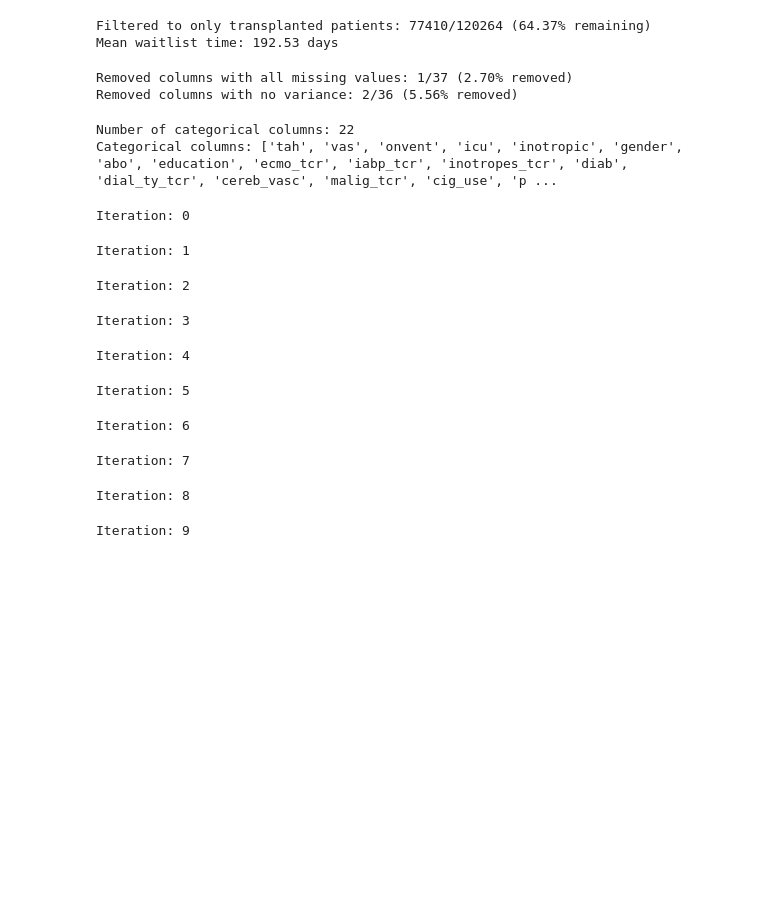
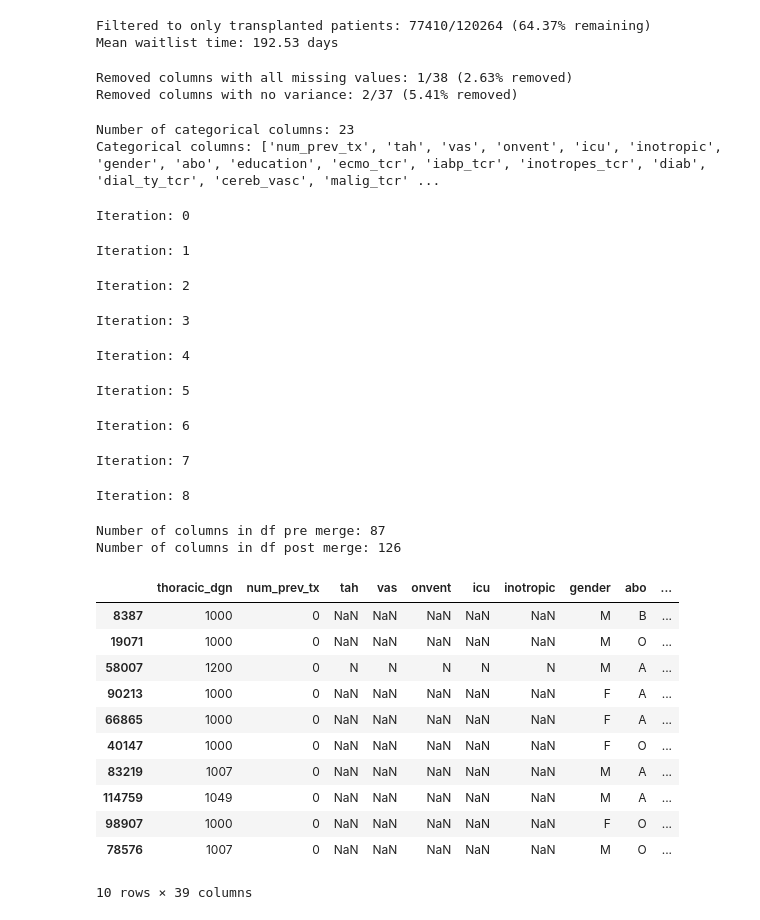
Before and after one commit to adicreson/time-to-heart-transplantation, a Jupyter notebook: week3/s1_imputer_v2.ipynb, the cells around one changed output. Cells and saved outputs as stored; diff of their text form; code cells hidden in the pictures; blank space fills up the shorter version.

Commit message:
Added columns _missing to represent missing values

```diff
--- a/week3/s1_imputer_v2.ipynb
+++ b/week3/s1_imputer_v2.ipynb
@@ -3,6 +3,10 @@ import pandas as pd
 df = pd.read_csv("../Data_120294_2023-03-29.csv")
 # %%
 desired_columns = ['thoracic_dgn', 'num_prev_tx', 'tah', 'vas', 'onvent', 'icu', 'inotropic', 'gender', 'abo', 'wgt_kg_tcr', 'hgt_cm_tcr', 'education', 'ecmo_tcr', 'iabp_tcr', 'inotropes_tcr', 'func_stat_tcr', 'diab', 'dial_ty_tcr', 'cereb_vasc', 'malig_tcr', 'most_rcnt_creat', 'tot_serum_album', 'hemo_co_tcr', 'cig_use', 'prior_card_surg_tcr', 'histry_cig_old', 'init_stat', 'init_creat', 'init_age', 'ethnicity', 'init_hgt_cm_calc', 'init_wgt_kg_calc', 'ventilator_tcr', 'lvad_at_listing', 'rvad_at_listing', 'work_income_tcr', 'academic_level_tcr', 'tx_date', 'init_date']
+
+# Replace "ethnicity" with "ethcat" in desired_columns
+desired_columns = ['thoracic_dgn', 'num_prev_tx', 'tah', 'vas', 'onvent', 'icu', 'inotropic', 'gender', 'abo', 'wgt_kg_tcr', 'hgt_cm_tcr', 'education', 'ecmo_tcr', 'iabp_tcr', 'inotropes_tcr', 'func_stat_tcr', 'diab', 'dial_ty_tcr', 'cereb_vasc', 'malig_tcr', 'most_rcnt_creat', 'tot_serum_album', 'hemo_co_tcr', 'cig_use', 'prior_card_surg_tcr', 'histry_cig_old', 'init_stat', 'init_creat', 'init_age', 'ethcat', 'init_hgt_cm_calc', 'init_wgt_kg_calc', 'ventilator_tcr', 'lvad_at_listing', 'rvad_at_listing', 'work_income_tcr', 'academic_level_tcr', 'tx_date', 'init_date']
+
 
 df = df[desired_columns]
 
@@ -55,9 +61,11 @@ pre_len = len(df.columns)
 df = df.loc[:, df.nunique() != 1]
 post_len = len(df.columns)
 print(f"Removed columns with no variance: {pre_len-post_len}/{pre_len} ({(pre_len-post_len)/pre_len*100:.2f}% removed)")
+
+df_tmp = df.copy() # Will be used later for adding _missing columns
 # %% [output]
-Removed columns with all missing values: 1/37 (2.70% removed)
-Removed columns with no variance: 2/36 (5.56% removed)
+Removed columns with all missing values: 1/38 (2.63% removed)
+Removed columns with no variance: 2/37 (5.41% removed)
 # %%
 # We need to find the categorical columns, use OrdinalEncoder to encode them first.
 # Once encoded, we will impute the mising values using MissForest imputation. We will then revert the encoding back to the original categorical values and use OneHotEncoder to encode them.
@@ -75,21 +83,36 @@ print(f"Categorical columns: {categorical_columns}")
 
 
 # Create a new copied dataframe with only the cateogrical columns
-df_categorical = df[categorical_columns].copy()
+#df_categorical = df[categorical_columns].copy()
+#df_categorical.sample(10)
+#
+#ordinal_categorical_columns = ['education', 'diab', 'academic level'] # Behöver education och academic level ens encodas? De är väl redan det?
+#label_caterogical_columns = ['tah', 'vas', 'onvent', 'inotropic', 'gender', 'abo', 'cereb_vasc', 'malig_tcr', 'cig_use', 'prior_card_surg_tcr', 'histry_cig_old', 'ventilator_tcr', 'work_income_tcr', ]
+#not_categorical_columns = ['num_prev_tx', ]
+#question_mark = ['dial_ty_tcr', 'ecmo_tcr', 'iabp_tcr', 'inotopres_tcr', ]
+#
+## Count the number of items in each ordinal_categorical_columns, label_caterogical_columns, not_categorical_columns and question_mark
+#print(f"Number of items in ordinal_categorical_columns: {len(ordinal_categorical_columns) + len(label_caterogical_columns) + len(not_categorical_columns) + len(question_mark)}")
+#
 
-#Print samples
-df_categorical.sample(10)
+
+# OBS! Kom ihåg att ethcat måste hanteras i enlighet med mail
+
 
 ordinal_encoder = OrdinalEncoder()
-onehot_encoder = OneHotEncoder(sparse=False)
 
 # Encode the categorical columns
 df[categorical_columns] = ordinal_encoder.fit_transform(df[categorical_columns])
+#Print samples
 # %% [output]
-Number of categorical columns: 22
-Categorical columns: ['tah', 'vas', 'onvent', 'icu', 'inotropic', 'gender', 'abo', 'education', 'ecmo_tcr', 'iabp_tcr', 'inotropes_tcr', 'diab', 'dial_ty_tcr', 'cereb_vasc', 'malig_tcr', 'cig_use', 'p ...
+Number of categorical columns: 23
+Categorical columns: ['num_prev_tx', 'tah', 'vas', 'onvent', 'icu', 'inotropic', 'gender', 'abo', 'education', 'ecmo_tcr', 'iabp_tcr', 'inotropes_tcr', 'diab', 'dial_ty_tcr', 'cereb_vasc', 'malig_tcr' ...
 # %%
 # Impute the missing values using MissForest
+
+#Use first 1000 rows for df
+df = df.iloc[:1000, :]
+
 imputer = MissForest()
 df = pd.DataFrame(imputer.fit_transform(df, cat_vars=categorical_column_indexes), columns=df.columns)
 # %% [output]
@@ -102,8 +125,9 @@ Iteration: 5
 Iteration: 6
 Iteration: 7
 Iteration: 8
-Iteration: 9
 # %%
 # Revert the encoding
 df[categorical_columns] = ordinal_encoder.inverse_transform(df[categorical_columns])
+
+df_tmp = df.copy()
 # %%
@@ -110,4 +137,33 @@ df[categorical_columns] = ordinal_encoder.inverse_transform(df[categorical_colum
 # One hot encode the categorical columns
 df = pd.get_dummies(df, columns=categorical_columns)
+# %%
+df_tmp = df_tmp[desired_columns]
+
+#Number of columns in df pre merge
+print(f"Number of columns in df pre merge: {len(df.columns)}")
+
+# For each column in the dataframe, add another column prefixed with missing_ that is True if the value is missing and False otherwise
+for col in df_tmp.columns:
+    df[f'{col}_missing'] = df_tmp[col].isnull().astype(int)
+
+#Number of columns in df post merge
+print(f"Number of columns in df post merge: {len(df.columns)}")
+
+df_tmp.sample(10)
+# %% [output]
+Number of columns in df pre merge: 87
+Number of columns in df post merge: 126
+|  | thoracic_dgn | num_prev_tx | tah | vas | onvent | icu | inotropic | gender | abo | ... |
+| 8387 | 1000 | 0 | NaN | NaN | NaN | NaN | NaN | M | B | ... |
+| 19071 | 1000 | 0 | NaN | NaN | NaN | NaN | NaN | M | O | ... |
+| 58007 | 1200 | 0 | N | N | N | N | N | M | A | ... |
+| 90213 | 1000 | 0 | NaN | NaN | NaN | NaN | NaN | F | A | ... |
+| 66865 | 1000 | 0 | NaN | NaN | NaN | NaN | NaN | F | A | ... |
+| 40147 | 1000 | 0 | NaN | NaN | NaN | NaN | NaN | F | O | ... |
+| 83219 | 1007 | 0 | NaN | NaN | NaN | NaN | NaN | M | A | ... |
+| 114759 | 1049 | 0 | NaN | NaN | NaN | NaN | NaN | M | A | ... |
+| 98907 | 1000 | 0 | NaN | NaN | NaN | NaN | NaN | F | O | ... |
+| 78576 | 1007 | 0 | NaN | NaN | NaN | NaN | NaN | M | O | ... |
+10 rows × 39 columns
 # %%
 df.to_csv("../Data_120294_2023-03-29_cleaned.csv", index=False)
```
Also changed, not shown: parts of 3 cells of this notebook.
